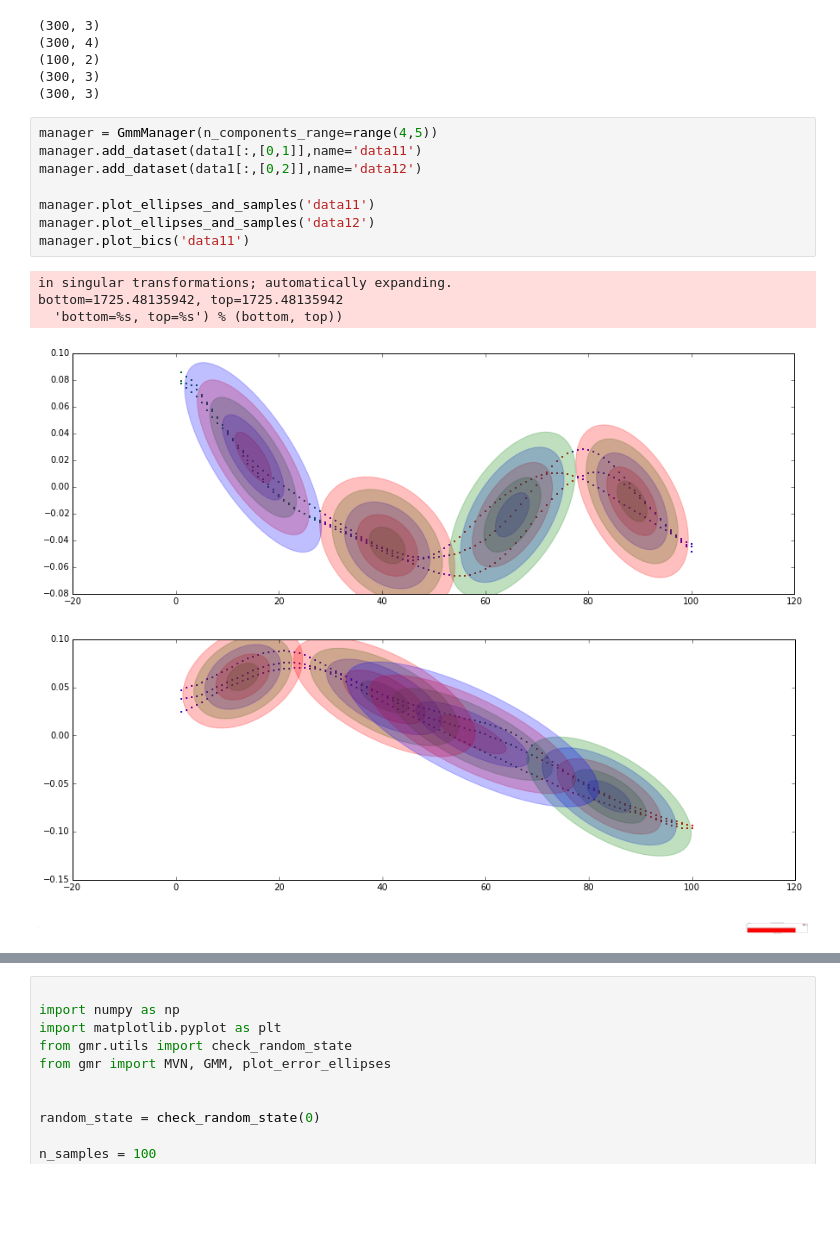
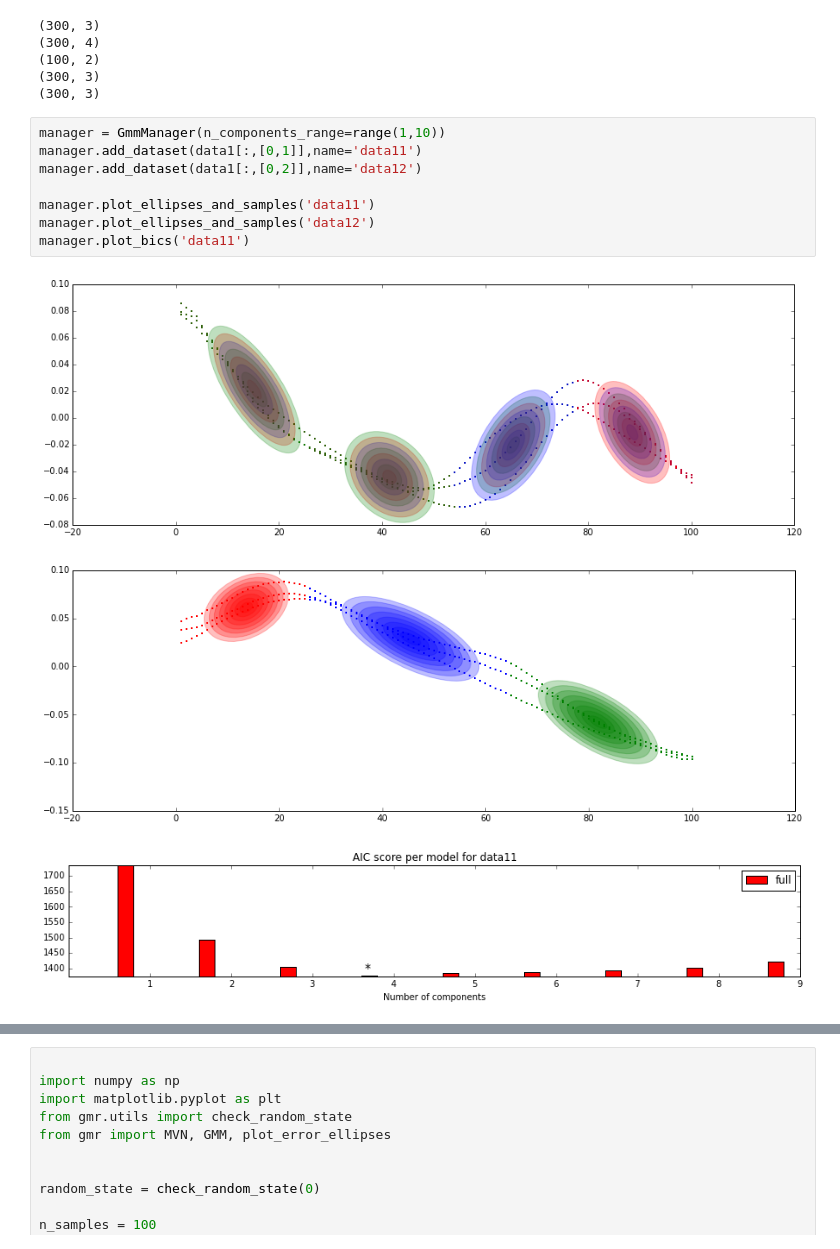
Before and after one commit to show0k/gmm-lbd, a Jupyter notebook: notebooks/calinon_tests.ipynb, the cells around one changed output, grey strips where cells are left out. Saved outputs shown, nothing was run; the diff lists cells and outputs as text; blank space fills up the shorter version.

```diff
--- a/notebooks/calinon_tests.ipynb
+++ b/notebooks/calinon_tests.ipynb
@@ -33,20 +33,17 @@ print data3_b.shape
 (300, 3)
 (300, 3)
 # %%
-manager = GmmManager(n_components_range=range(4,5))
+manager = GmmManager(n_components_range=range(1,10))
 manager.add_dataset(data1[:,[0,1]],name='data11')
 manager.add_dataset(data1[:,[0,2]],name='data12')
 
 manager.plot_ellipses_and_samples('data11')
 manager.plot_ellipses_and_samples('data12')
 manager.plot_bics('data11')
 # %% [output]
-in singular transformations; automatically expanding.
-bottom=1725.48135942, top=1725.48135942
-  'bottom=%s, top=%s') % (bottom, top))
-[figure, old version]
+[figure, new version]
-[figure, old version]
+[figure, new version]
-[figure, old version]
+[figure, new version]
 # %%
 gmm1, gmm2 = manager.gmms['data11'], manager.gmms['data12']
 means1, means2 = gmm1.means_, gmm2.means_
```
Also changed, not shown: parts of 4 cells of this notebook, 2 other files.
